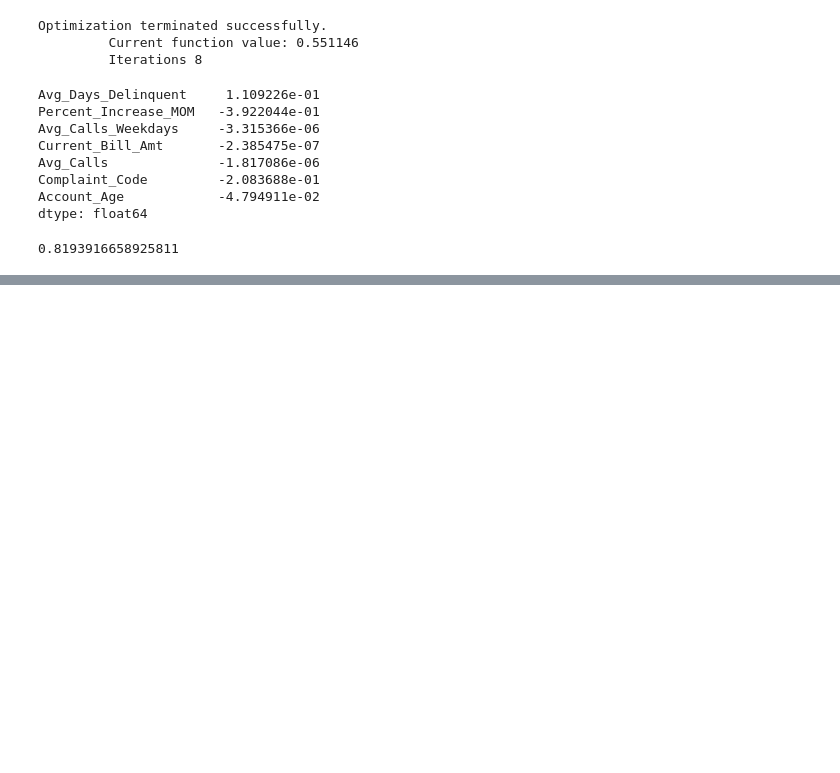
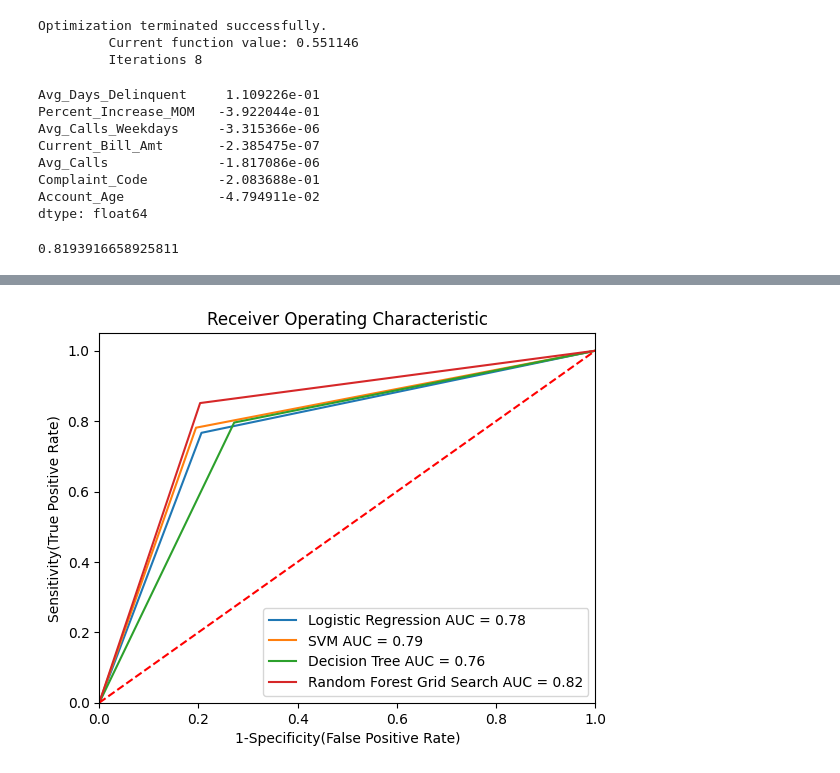
Before and after one commit to HowardHNguyen/Machine-Learning-Deep-Learning, a Jupyter notebook: Logistic_Regression_A_Z.ipynb, the cells around one changed output, grey strips where cells are left out. Cells and saved outputs as stored; diff of their text form; code cells hidden in the pictures; blank space fills up the shorter version.

```diff
--- a/Logistic_Regression_A_Z.ipynb
+++ b/Logistic_Regression_A_Z.ipynb
@@ -436,0 +623,39 @@ p
+# %%
+models = [
+{
+    'label': 'Logistic Regression',
+    'model': clf_logistic,
+},
+{
+    'label': 'SVM',
+    'model': clf_svm,
+},
+{
+    'label': 'Decision Tree',
+    'model': clf_decision,
+},
+{
+    'label': 'Random Forest Grid Search',
+    'model': clf_random_grid,
+}
+]
+
+for m in models:
+    model = m['model']
+    model.fit(X_train_scalar_combined, y_train)
+    y_pred=model.predict(X_test_scalar_combined)
+    fpr, tpr, thresholds = roc_curve(y_test, y_pred, pos_label=1)
+    roc_auc = metrics.auc(fpr, tpr)
+    plt.plot(fpr, tpr, label='%s AUC = %0.2f' \
+             % (m['label'], roc_auc))
+
+plt.plot([0, 1], [0, 1],'r--')
+plt.xlim([0.0, 1.0])
+plt.ylim([0.0, 1.05])
+plt.ylabel('Sensitivity(True Positive Rate)')
+plt.xlabel('1-Specificity(False Positive Rate)')
+plt.title('Receiver Operating Characteristic')
+plt.legend(loc="lower right")
+plt.show()
+# %% [output]
+[figure, added]
```
Also changed, not shown: parts of 47 cells of this notebook.
